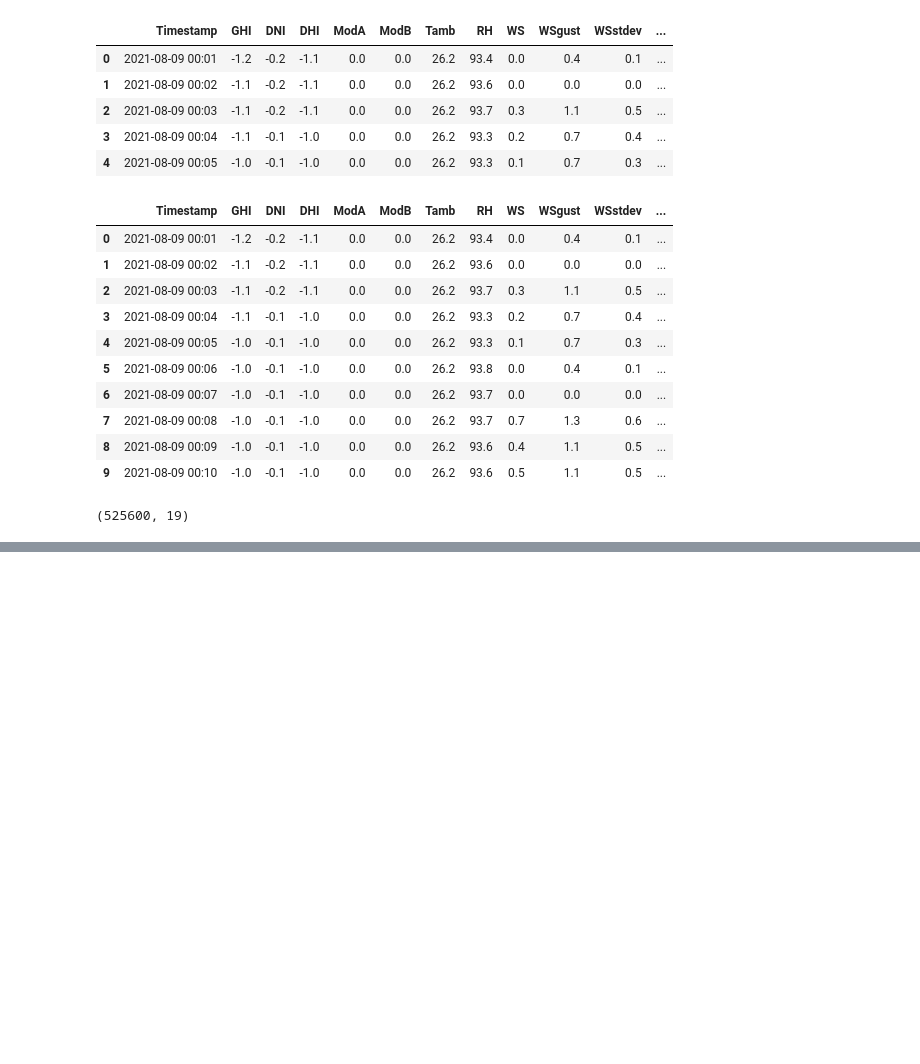
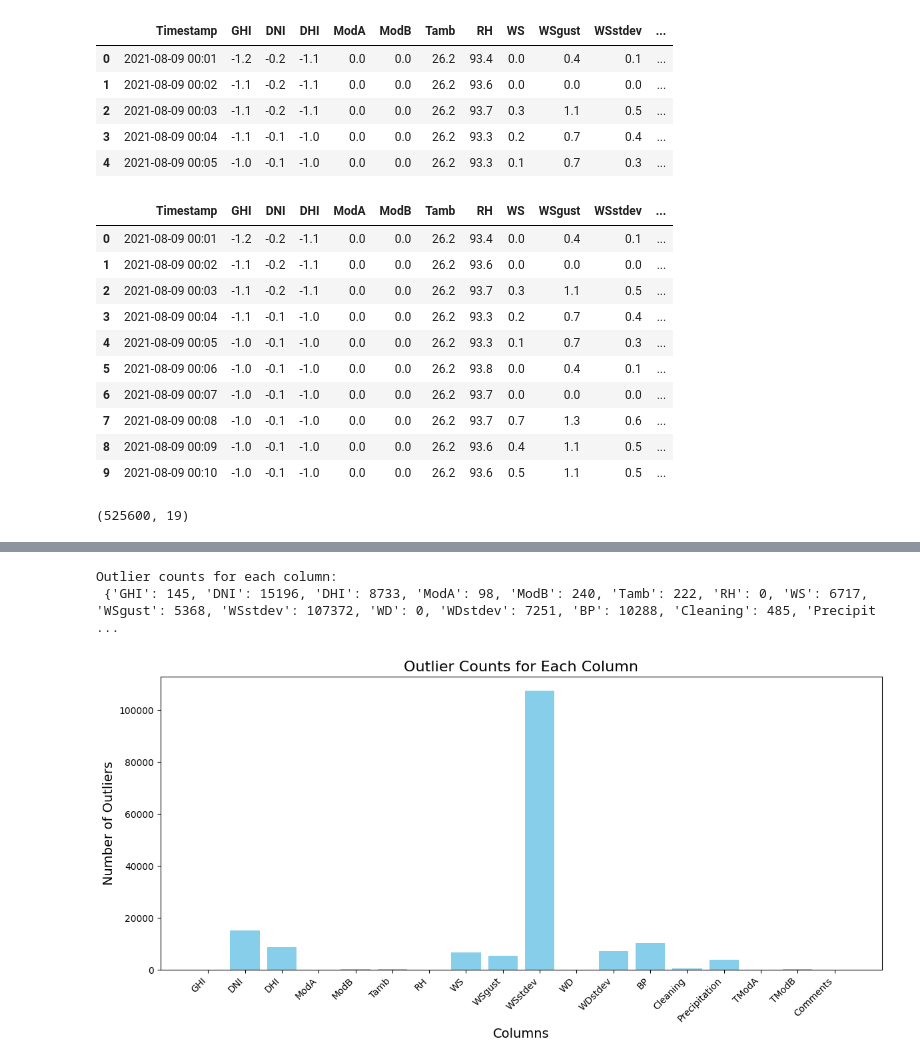
Before and after one commit to abdure-ai/EDA_for_Moonlight_Enegry_Solutions, a Jupyter notebook: notebooks/EDA_Benin.ipynb, the cells around one changed output, grey strips where cells are left out. Cells and saved outputs as stored; diff of their text form; code cells hidden in the pictures; blank space fills up the shorter version.

```diff
--- a/notebooks/EDA_Benin.ipynb
+++ b/notebooks/EDA_Benin.ipynb
@@ -43,0 +93,31 @@ benin_df.describe()
+# %%
+# Loop through all numeric columns and detect outliers using IQR
+numeric_columns = df.select_dtypes(include=['float64', 'int64']).columns
+
+outliers_summary = {}
+
+for column in numeric_columns:
+    Q1 = df[column].quantile(0.25)  # 25th percentile
+    Q3 = df[column].quantile(0.75)  # 75th percentile
+    IQR = Q3 - Q1
+    lower_bound = Q1 - 1.5 * IQR
+    upper_bound = Q3 + 1.5 * IQR
+
+    # Count outliers
+    outliers_count = df[(df[column] < lower_bound) | (df[column] > upper_bound)].shape[0]
+    outliers_summary[column] = outliers_count
+
+# Display the number of outliers per column
+print("Outlier counts for each column:\n", outliers_summary)
+plt.figure(figsize=(12, 6))
+plt.bar(outliers_summary.keys(), outliers_summary.values(), color='skyblue')
+plt.xticks(rotation=45, ha='right')
+plt.title("Outlier Counts for Each Column", fontsize=16)
+plt.xlabel("Columns", fontsize=14)
+plt.ylabel("Number of Outliers", fontsize=14)
+plt.tight_layout()
+plt.show()
+# %% [output]
+Outlier counts for each column:
+ {'GHI': 145, 'DNI': 15196, 'DHI': 8733, 'ModA': 98, 'ModB': 240, 'Tamb': 222, 'RH': 0, 'WS': 6717, 'WSgust': 5368, 'WSstdev': 107372, 'WD': 0, 'WDstdev': 7251, 'BP': 10288, 'Cleaning': 485, 'Precipit ...
+[figure, added]
```
Also changed, not shown: parts of 13 cells of this notebook, 2 other files.
